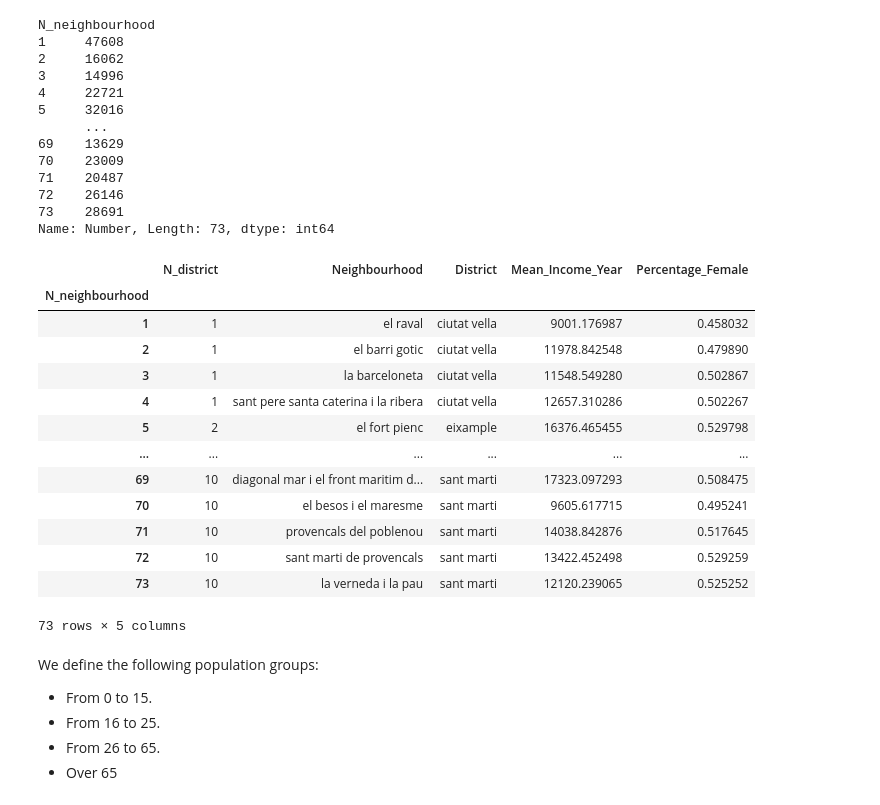
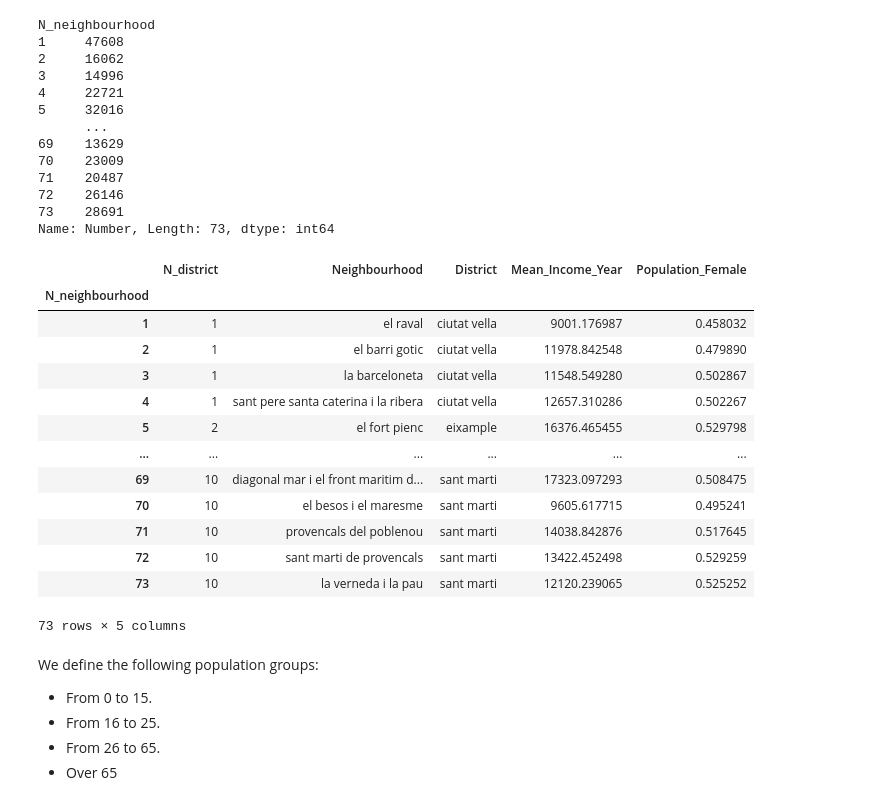
Before and after one commit to egregorimar/urbana, a Jupyter notebook: notebooks/00acquisition.ipynb, the cells around one changed output. Drawn from its saved outputs; the diff is of its cells as text; code cells hidden in the pictures.

```diff
--- a/notebooks/00acquisition.ipynb
+++ b/notebooks/00acquisition.ipynb
@@ -145,12 +151,12 @@ Name: Number, Length: 73, dtype: int64
 # %%
 gender_neigh = age_gender.groupby(['N_neighbourhood','Gender'])['Number'].sum().reset_index().set_index('N_neighbourhood')
 gender_neigh = gender_neigh[gender_neigh['Gender']=='Female']
-gender_neigh['Percentage_Female'] = gender_neigh['Number'].div(total_neigh)
+gender_neigh['Population_Female'] = gender_neigh['Number'].div(total_neigh)
 
-neigh = pd.merge(left=neigh, right=gender_neigh[['Percentage_Female']], how='inner', left_index=True, right_index=True)
+neigh = pd.merge(left=neigh, right=gender_neigh[['Population_Female']], how='inner', left_index=True, right_index=True)
 neigh
 # %% [output]
-|  | N_district | Neighbourhood | District | Mean_Income_Year | Percentage_Female |
+|  | N_district | Neighbourhood | District | Mean_Income_Year | Population_Female |
 | N_neighbourhood |  |  |  |  |  |
 | 1 | 1 | el raval | ciutat vella | 9001.176987 | 0.458032 |
 | 2 | 1 | el barri gotic | ciutat vella | 11978.842548 | 0.479890 |
```
Also changed, not shown: parts of 14 cells of this notebook.
